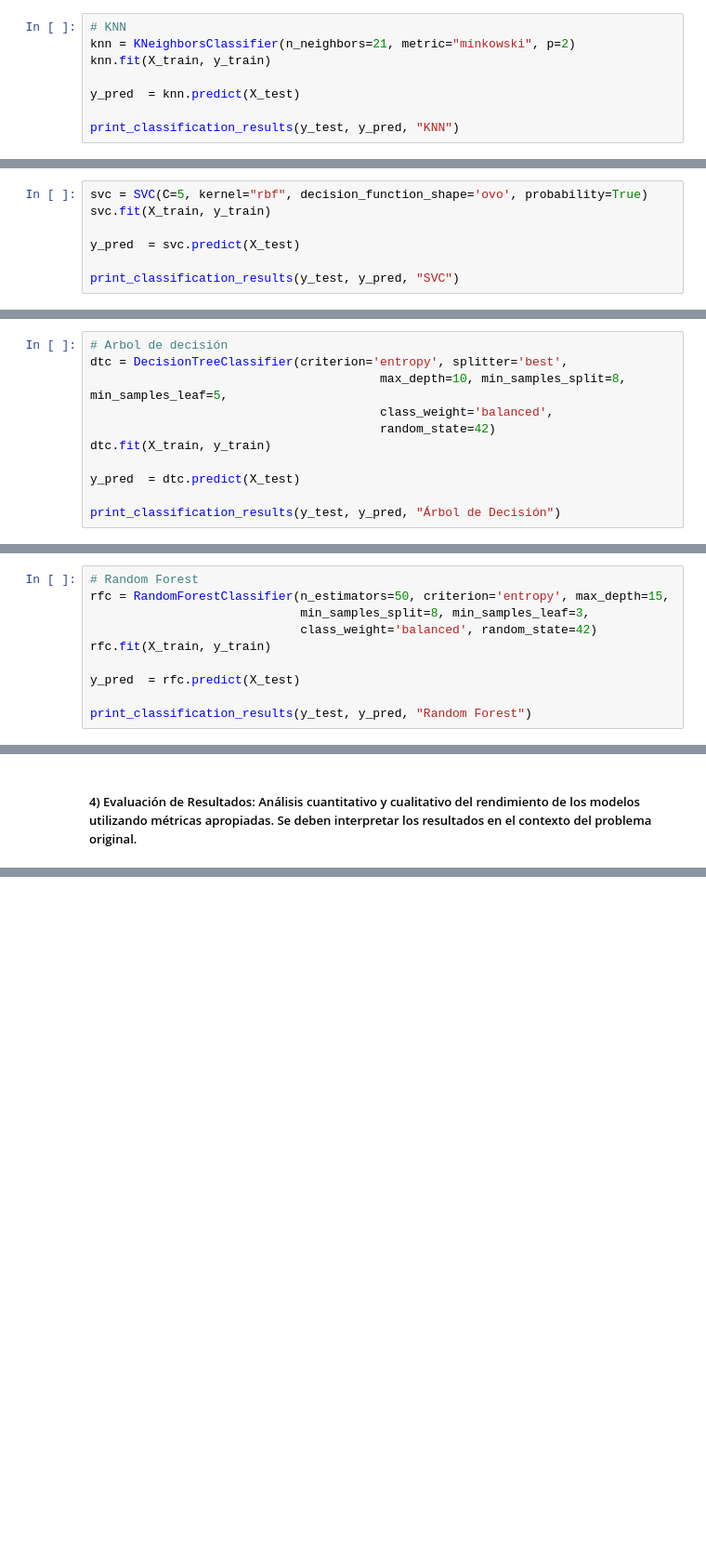
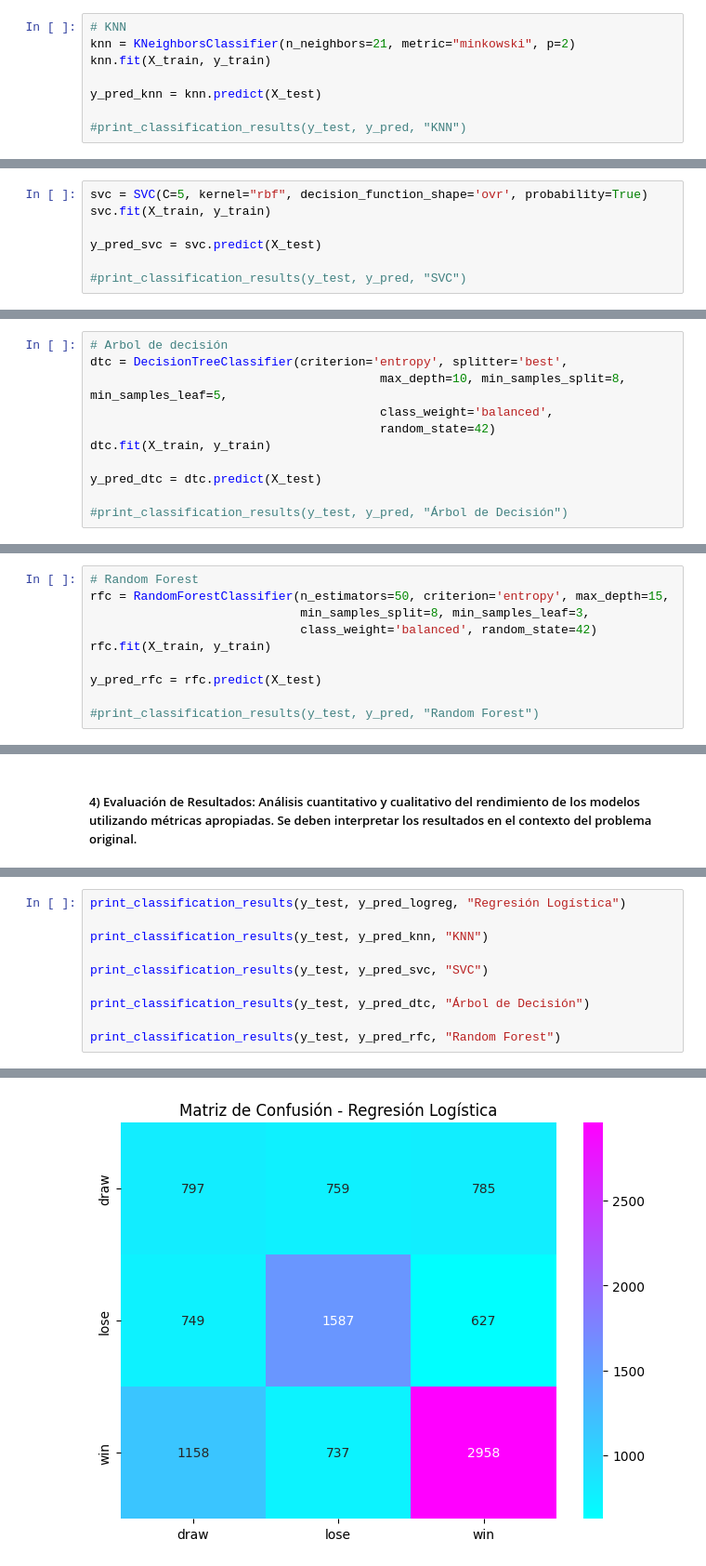
Before and after one commit to carlosrivasa/tpAdM, a Jupyter notebook: FIFA2026.ipynb, the cells around one changed output, grey strips where cells are left out. Shown at 93% size. Saved outputs shown, nothing was run; the diff lists cells and outputs as text; blank space fills up the shorter version.

```diff
--- a/FIFA2026.ipynb
+++ b/FIFA2026.ipynb
@@ -537,6 +392,6 @@ weighted avg       0.56      0.54      0.55      7310
 knn = KNeighborsClassifier(n_neighbors=21, metric="minkowski", p=2)
 knn.fit(X_train, y_train)
 
-y_pred  = knn.predict(X_test)
+y_pred_knn = knn.predict(X_test)
 
-print_classification_results(y_test, y_pred, "KNN")
+#print_classification_results(y_test, y_pred, "KNN")
@@ -560,7 +398,7 @@ weighted avg       0.52      0.56      0.52      7310
 # %%
-svc = SVC(C=5, kernel="rbf", decision_function_shape='ovo', probability=True)
+svc = SVC(C=5, kernel="rbf", decision_function_shape='ovr', probability=True)
 svc.fit(X_train, y_train)
 
-y_pred  = svc.predict(X_test)
+y_pred_svc = svc.predict(X_test)
 
-print_classification_results(y_test, y_pred, "SVC")
+#print_classification_results(y_test, y_pred, "SVC")
@@ -589,6 +410,6 @@ dtc = DecisionTreeClassifier(criterion='entropy', splitter='best',
                                         random_state=42)
 dtc.fit(X_train, y_train)
 
-y_pred  = dtc.predict(X_test)
+y_pred_dtc = dtc.predict(X_test)
 
-print_classification_results(y_test, y_pred, "Árbol de Decisión")
+#print_classification_results(y_test, y_pred, "Árbol de Decisión")
@@ -616,6 +420,6 @@ rfc = RandomForestClassifier(n_estimators=50, criterion='entropy', max_depth=15,
                              class_weight='balanced', random_state=42)
 rfc.fit(X_train, y_train)
 
-y_pred  = rfc.predict(X_test)
+y_pred_rfc = rfc.predict(X_test)
 
-print_classification_results(y_test, y_pred, "Random Forest")
+#print_classification_results(y_test, y_pred, "Random Forest")
@@ -655,0 +451,11 @@ Para discutir
+# %%
+print_classification_results(y_test, y_pred_logreg, "Regresión Logística")
+
+print_classification_results(y_test, y_pred_knn, "KNN")
+
+print_classification_results(y_test, y_pred_svc, "SVC")
+
+print_classification_results(y_test, y_pred_dtc, "Árbol de Decisión")
+
+print_classification_results(y_test, y_pred_rfc, "Random Forest")
+# %% [output]
@@ -655,0 +477 @@ Para discutir
+[figure, added]
```
Also changed, not shown: parts of 36 cells of this notebook, 2 other files.
